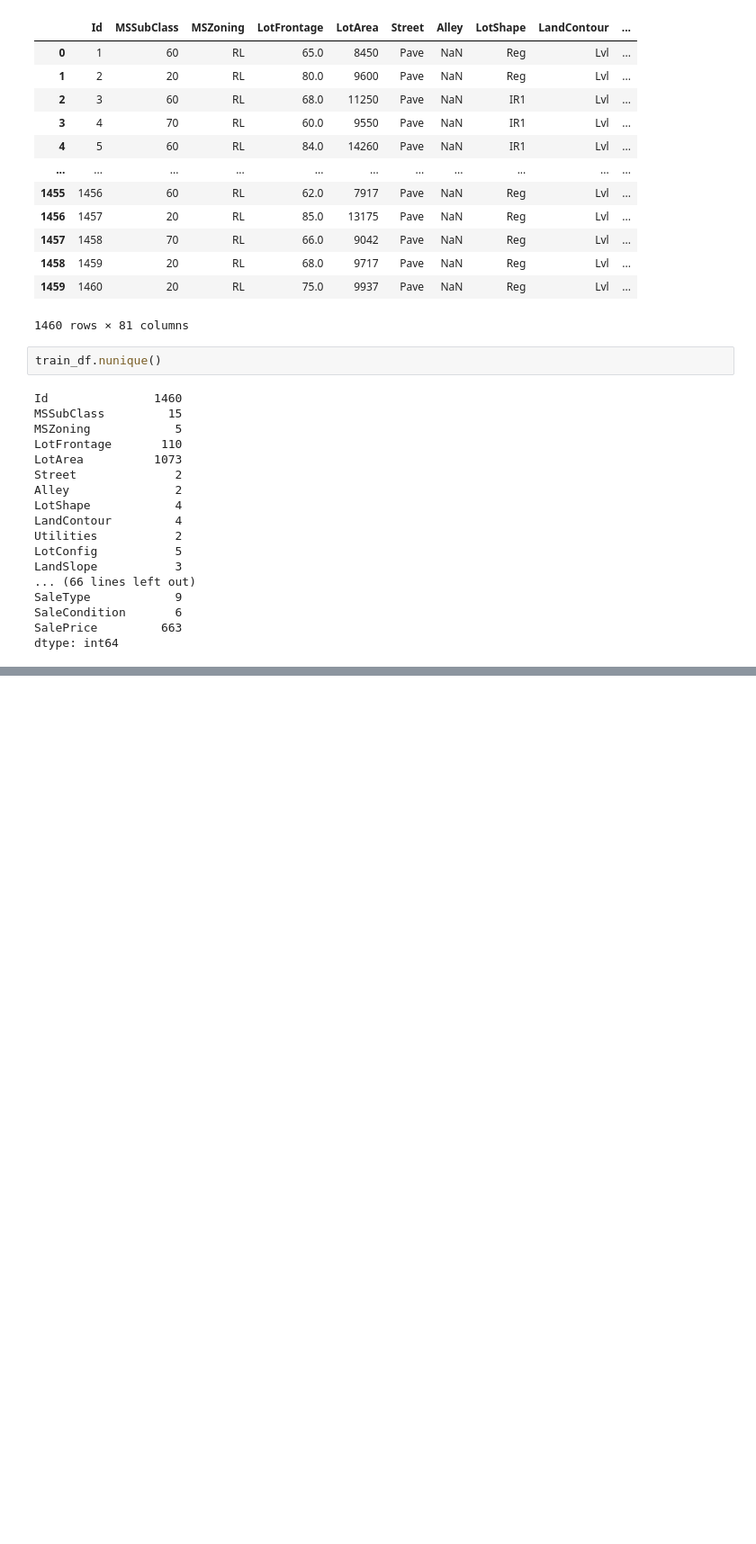
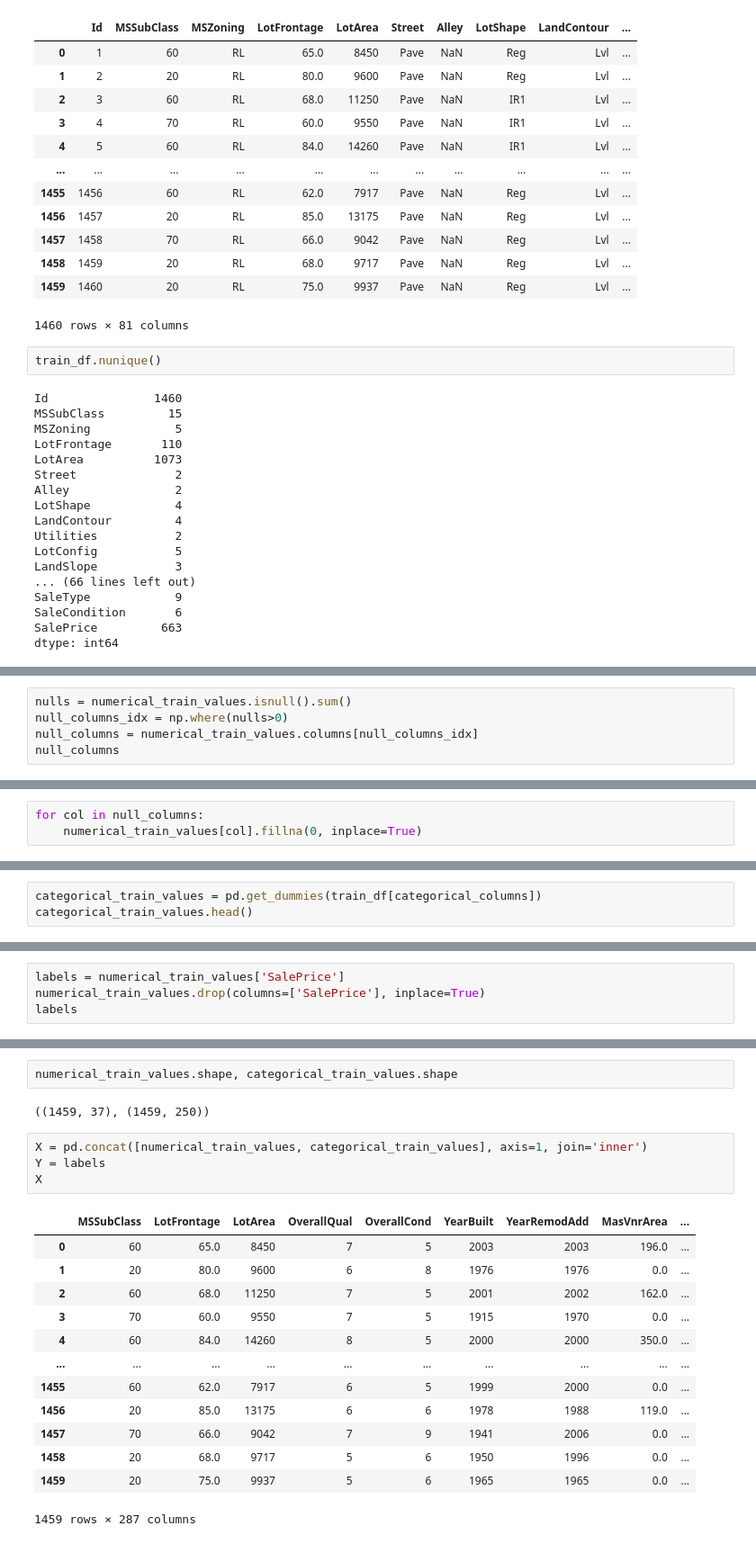
Before and after one commit to Ascisel/Kaggle, a Jupyter notebook: house-prices/first.ipynb, the cells around one changed output, grey strips where cells are left out. Shown: that part at 90% size. Drawn from its saved outputs; the diff is of its cells as text; blank space fills up the shorter version.

```diff
--- a/house-prices/first.ipynb
+++ b/house-prices/first.ipynb
@@ -81,0 +161,5 @@ dtype: int64
+# %%
+nulls = numerical_train_values.isnull().sum()
+null_columns_idx = np.where(nulls>0)
+null_columns = numerical_train_values.columns[null_columns_idx]
+null_columns
@@ -81,0 +180,3 @@ dtype: int64
+# %%
+for col in null_columns:
+    numerical_train_values[col].fillna(0, inplace=True)
@@ -81,0 +188,3 @@ dtype: int64
+# %%
+categorical_train_values = pd.get_dummies(train_df[categorical_columns])
+categorical_train_values.head()
@@ -81,0 +199,4 @@ dtype: int64
+# %%
+labels = numerical_train_values['SalePrice']
+numerical_train_values.drop(columns=['SalePrice'], inplace=True)
+labels
@@ -81,0 +220,22 @@ dtype: int64
+# %%
+numerical_train_values.shape, categorical_train_values.shape
+# %% [output]
+((1459, 37), (1459, 250))
+# %%
+X = pd.concat([numerical_train_values, categorical_train_values], axis=1, join='inner')
+Y = labels
+X
+# %% [output]
+|  | MSSubClass | LotFrontage | LotArea | OverallQual | OverallCond | YearBuilt | YearRemodAdd | MasVnrArea | ... |
+| 0 | 60 | 65.0 | 8450 | 7 | 5 | 2003 | 2003 | 196.0 | ... |
+| 1 | 20 | 80.0 | 9600 | 6 | 8 | 1976 | 1976 | 0.0 | ... |
+| 2 | 60 | 68.0 | 11250 | 7 | 5 | 2001 | 2002 | 162.0 | ... |
+| 3 | 70 | 60.0 | 9550 | 7 | 5 | 1915 | 1970 | 0.0 | ... |
+| 4 | 60 | 84.0 | 14260 | 8 | 5 | 2000 | 2000 | 350.0 | ... |
+| ... | ... | ... | ... | ... | ... | ... | ... | ... | ... |
+| 1455 | 60 | 62.0 | 7917 | 6 | 5 | 1999 | 2000 | 0.0 | ... |
+| 1456 | 20 | 85.0 | 13175 | 6 | 6 | 1978 | 1988 | 119.0 | ... |
+| 1457 | 70 | 66.0 | 9042 | 7 | 9 | 1941 | 2006 | 0.0 | ... |
+| 1458 | 20 | 68.0 | 9717 | 5 | 6 | 1950 | 1996 | 0.0 | ... |
+| 1459 | 20 | 75.0 | 9937 | 5 | 6 | 1965 | 1965 | 0.0 | ... |
+1459 rows × 287 columns
```
Also changed, not shown: parts of 26 cells of this notebook, 1 other file.
